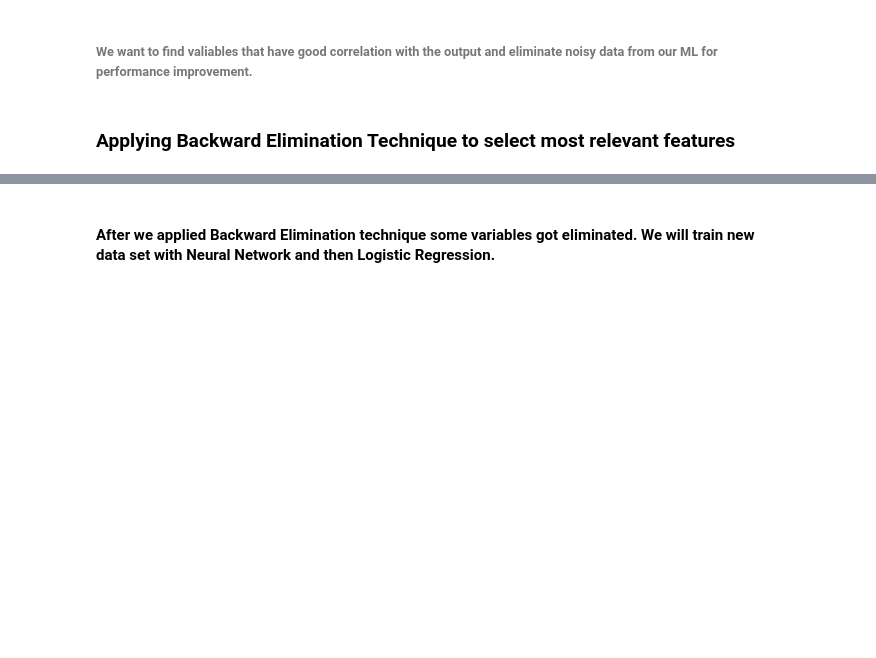
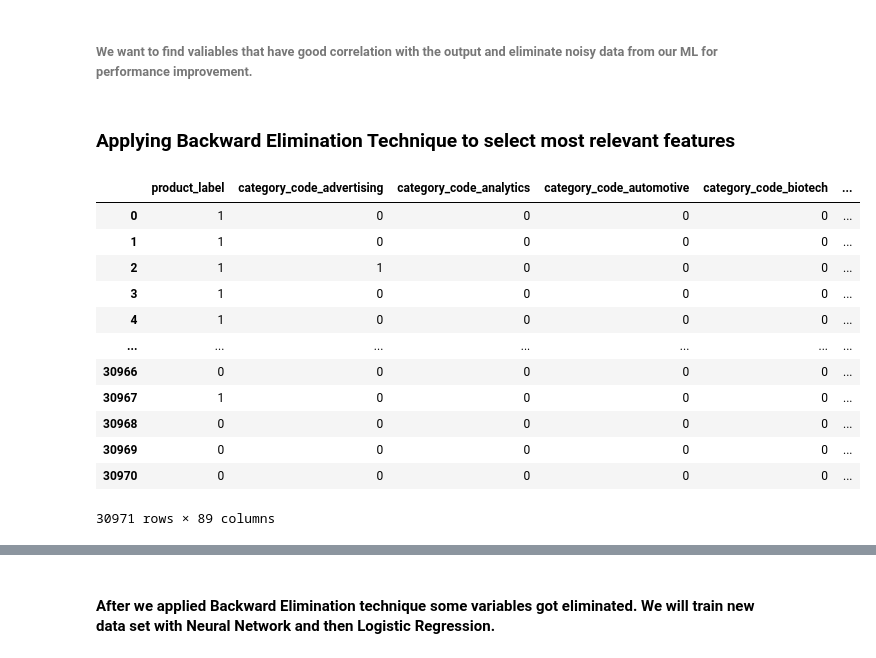
Before and after one commit to PaulIsenberg/FWIP_Venture, a Jupyter notebook: Completing_applied_ML_NEW.ipynb, the cells around one changed output, grey strips where cells are left out. Saved outputs shown, nothing was run; the diff lists cells and outputs as text; code cells hidden in the pictures; blank space fills up the shorter version.

```diff
--- a/Completing_applied_ML_NEW.ipynb
+++ b/Completing_applied_ML_NEW.ipynb
@@ -1106,6 +1106,8 @@ X_encoded
 | 30969 | c:9997 | 0 | 0 | 0 | 0 | ... |
 | 30970 | c:9998 | 0 | 0 | 0 | 0 | ... |
 30971 rows × 89 columns
+# %%
+X_for_elimination = X_encoded.drop(columns={'object_id'})
 # %%
 y1 = у1_df_copy['status']
 y1
@@ -1342,7 +1500,21 @@ print(classification_report(y_test1, predictions_DL.round()))
 # %% [markdown]
 ### Applying Backward Elimination Technique to select most relevant features
 # %%
-data = pd.merge(X_encoded, y1, how='left', left_index=True, right_index=True)
+data = pd.merge(X_for_elimination, y1, how='left', left_index=True, right_index=True)
 data
+# %% [output]
+|  | product_label | category_code_advertising | category_code_analytics | category_code_automotive | category_code_biotech | ... |
+| 0 | 1 | 0 | 0 | 0 | 0 | ... |
+| 1 | 1 | 0 | 0 | 0 | 0 | ... |
+| 2 | 1 | 1 | 0 | 0 | 0 | ... |
+| 3 | 1 | 0 | 0 | 0 | 0 | ... |
+| 4 | 1 | 0 | 0 | 0 | 0 | ... |
+| ... | ... | ... | ... | ... | ... | ... |
+| 30966 | 0 | 0 | 0 | 0 | 0 | ... |
+| 30967 | 1 | 0 | 0 | 0 | 0 | ... |
+| 30968 | 0 | 0 | 0 | 0 | 0 | ... |
+| 30969 | 0 | 0 | 0 | 0 | 0 | ... |
+| 30970 | 0 | 0 | 0 | 0 | 0 | ... |
+30971 rows × 89 columns
 # %%
 data.columns.to_list()
```
Also changed, not shown: parts of 60 cells of this notebook.
